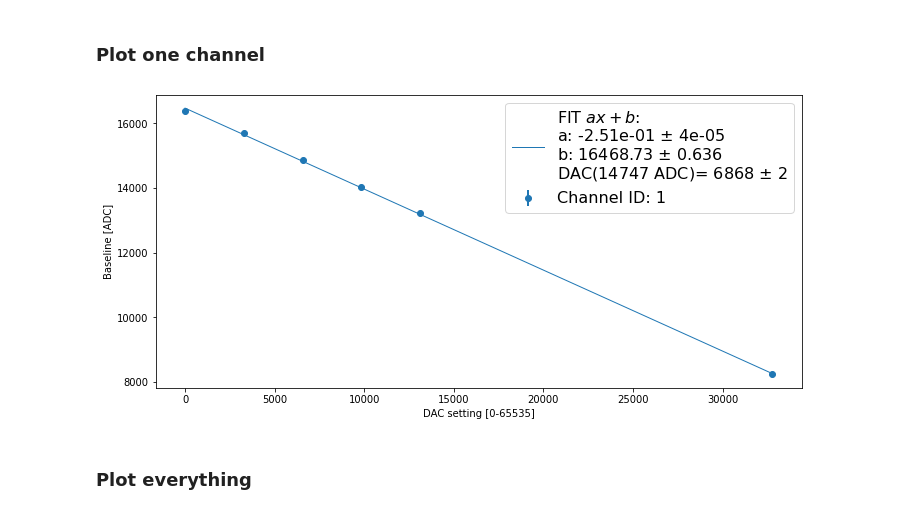
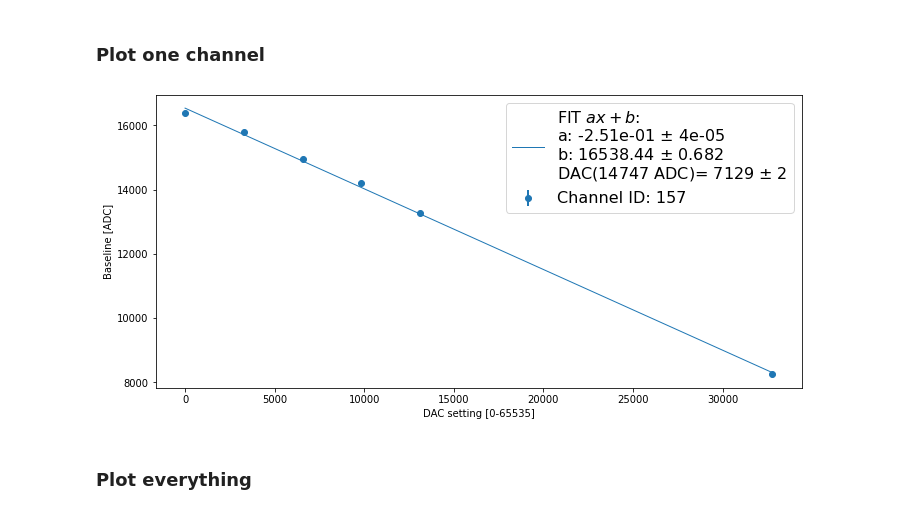
Before and after one commit to mvicenzi/pmt-baselines, a Jupyter notebook: python/calibrate_baselines.ipynb, the cells around one changed output. Saved outputs shown, nothing was run; the diff lists cells and outputs as text; code cells hidden in the pictures.

```diff
--- a/python/calibrate_baselines.ipynb
+++ b/python/calibrate_baselines.ipynb
@@ -127,7 +127,7 @@ def check_median_stability(issues, rundb, data, n=20):
         #fig.supxlabel("Baseline [ADC]",fontsize=16)
         plt.show()
 # %%
-def get_channel_data(ch, data, n=20):
+def get_channel_data(ch, data, n=20, minerr=1.0):
 
     bs = []
     err = []
@@ -136,7 +136,7 @@ def get_channel_data(ch, data, n=20):
         baselines = df[col].head(n).to_numpy()
         bs.append(np.median(baselines))
         rms = np.sqrt( np.square(np.subtract(baselines,np.median(baselines))).mean())
-        if rms < 1.0: rms = 1.0
+        if rms < minerr: rms = minerr
         err.append(rms)
 
     return list(data.keys()), bs, err
@@ -350,30 +350,30 @@ check_median_stability(issues, rundb, data, n=20)
 # %% [markdown]
 ### Plot one channel
 # %%
-channel_id = 1
-dac, bs, err = get_channel_data(channel_id, data, n=20)
+channel_id = 157
+dac, bs, err = get_channel_data(channel_id, data, n=20, minerr=1.0)
 target = 14747
 
 fig, ax = plt.subplots(1,1, figsize=(10, 4.8))
 kargs={'marker':'o', 'lw':0.0, 'elinewidth':2.0}
 
 out=plt.errorbar( x=dac, y=bs, yerr=err, label=("Channel ID: %d" % channel_id), **kargs)
 p, ep, xint, yint, dacnom, edacnom = dofit(dac, bs, err, bs_target=target)
 
 label= "FIT $ax + b$: \n"
 label+="a: %.2e $\pm$ %3.e\n" % ( p[0], ep[0] )
 label+="b: %.2f $\pm$ %.3f\n" % ( p[1], ep[1] )
 label+='DAC(%d ADC)= %d $\pm$ %d' % ( target, dacnom, edacnom )
 
 plt.plot(xint, yint, color=out[0].get_color(), lw=1.0, label=label)
 
 plt.xlabel("DAC setting [0-65535]")
 plt.ylabel("Baseline [ADC]")
 plt.legend(fontsize=16)
 
 fig.tight_layout()
 # %% [output]
-[figure, old version]
+[figure, new version]
 # %% [markdown]
 ### Plot everything
 # %%
```
Also changed, not shown: parts of 13 cells of this notebook, 1 other file.
